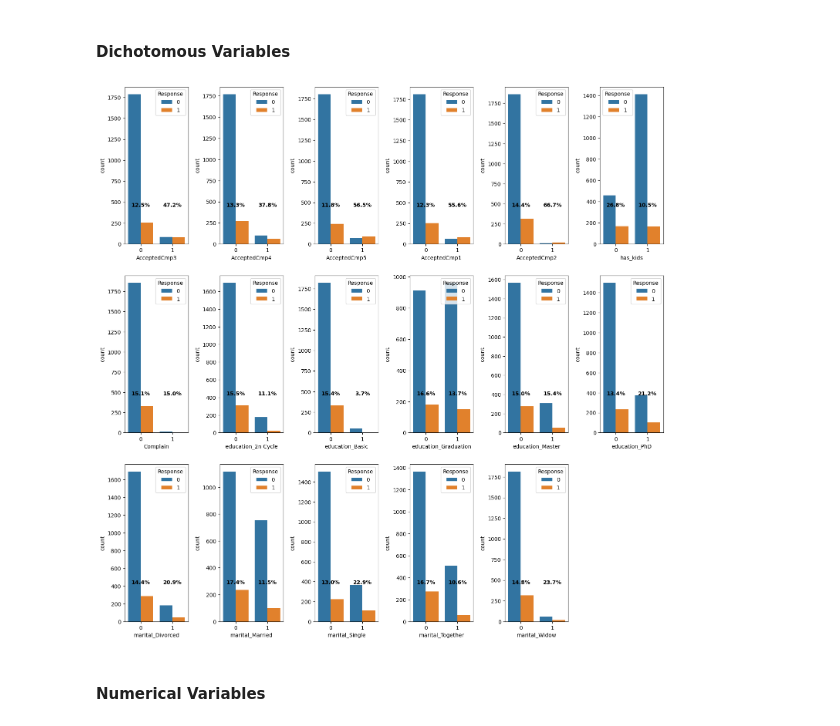
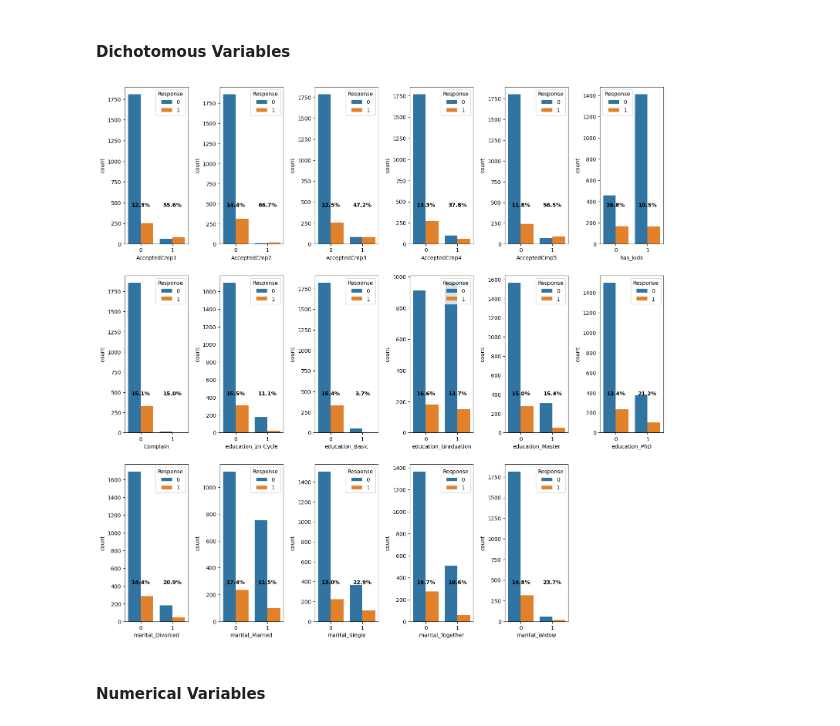
Before and after one commit to nick-peter-marcus/marketing-analytics-data, a Jupyter notebook: marketing-analytics-data-EDA.ipynb, the cells around one changed output. Saved outputs shown, nothing was run; the diff lists cells and outputs as text; code cells hidden in the pictures.

```diff
--- a/marketing-analytics-data-EDA.ipynb
+++ b/marketing-analytics-data-EDA.ipynb
@@ -360,10 +364,7 @@ for ax_y, y in enumerate(Num_cols):
 # %% [markdown]
 ### Accepted Campaigns
 # %%
-Acc_cols = df.filter(like='Acc').columns.to_list()
-Acc_cols.remove('AcceptedCmpOverall')
-Acc_cols.append('Response')
-Acc_cols.sort()
+Acc_cols = ['AcceptedCmp'+str(i) for i in range(1,6)] + ['Response']
 
 # Plot
 fig, axs = plt.subplots(figsize=(18, 16), ncols=len(Acc_cols)-1, nrows=len(Acc_cols)-1)
@@ -388,31 +389,28 @@ for ax_y, y in enumerate(Acc_cols):
 # %% [markdown]
 #### Dichotomous Variables
 # %%
-all_cols = df.drop('Response', axis=1).columns.to_list()
-
 # Extract columns names of variables with binary responses
-bin_cols = df.filter(like='Accepted').columns.to_list()
-bin_cols.remove('AcceptedCmpOverall')
+bin_cols = ['AcceptedCmp'+str(i) for i in range(1,6)]
 bin_cols.extend(['has_kids', 'Complain'])
 bin_cols.extend(df.filter(like='education').columns.to_list())
 bin_cols.extend(df.filter(like='marital').columns.to_list())
 
 # Plot
 fig, axs = plt.subplots(figsize=(18, 18), ncols=6, nrows=3)
 plt.subplots_adjust(wspace=0.5)
 axs = axs.ravel()
 
 for axis, col in enumerate(bin_cols):
     sns.countplot(x=df[col], hue=df['Response'], ax=axs[axis])
     ct = pd.crosstab(df[col], df['Response'])
     share1 = round((ct[1][0] / (ct[0][0]+ct[1][0]))*100, 1)
     share2 = round((ct[1][1] / (ct[0][1]+ct[1][1]))*100, 1)
     y_max = max(ct[0][0], ct[0][1], ct[1][0], ct[1][0])
     axs[axis].text(0, y_max/4, f'{share1}%', weight='bold', horizontalalignment='center')
     axs[axis].text(1, y_max/4, f'{share2}%', weight='bold', horizontalalignment='center')
 fig.delaxes(axs[len(axs)-1])
 # %% [output]
-[figure, old version]
+[figure, new version]
 # %% [markdown]
 #### Numerical Variables
 # %%
```
Also changed, not shown: parts of 13 cells of this notebook.
